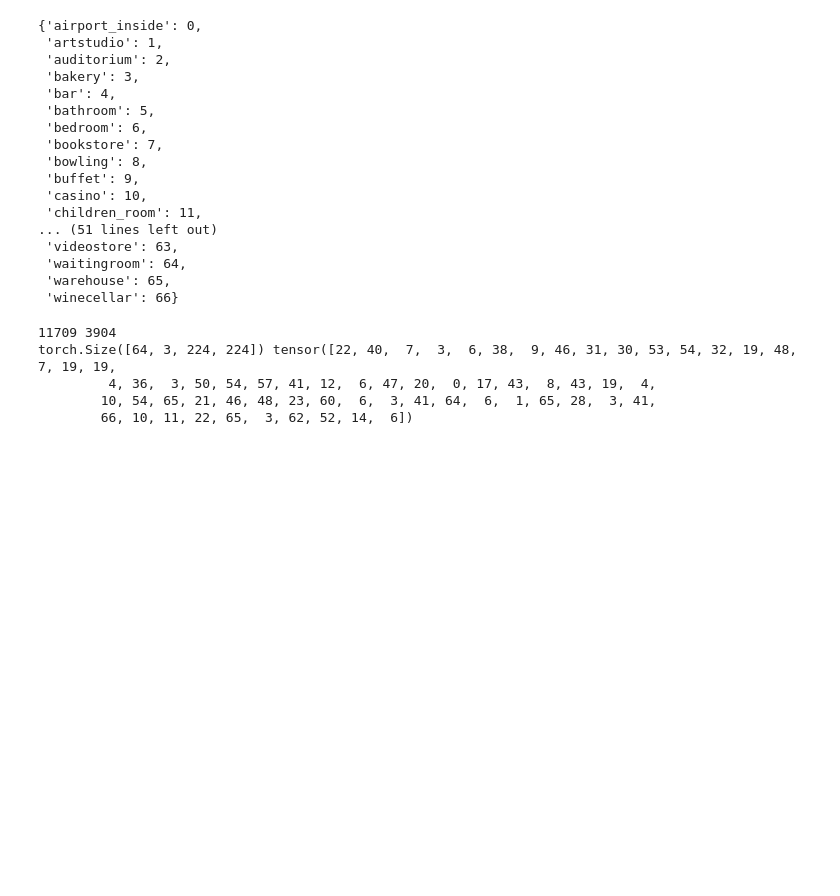
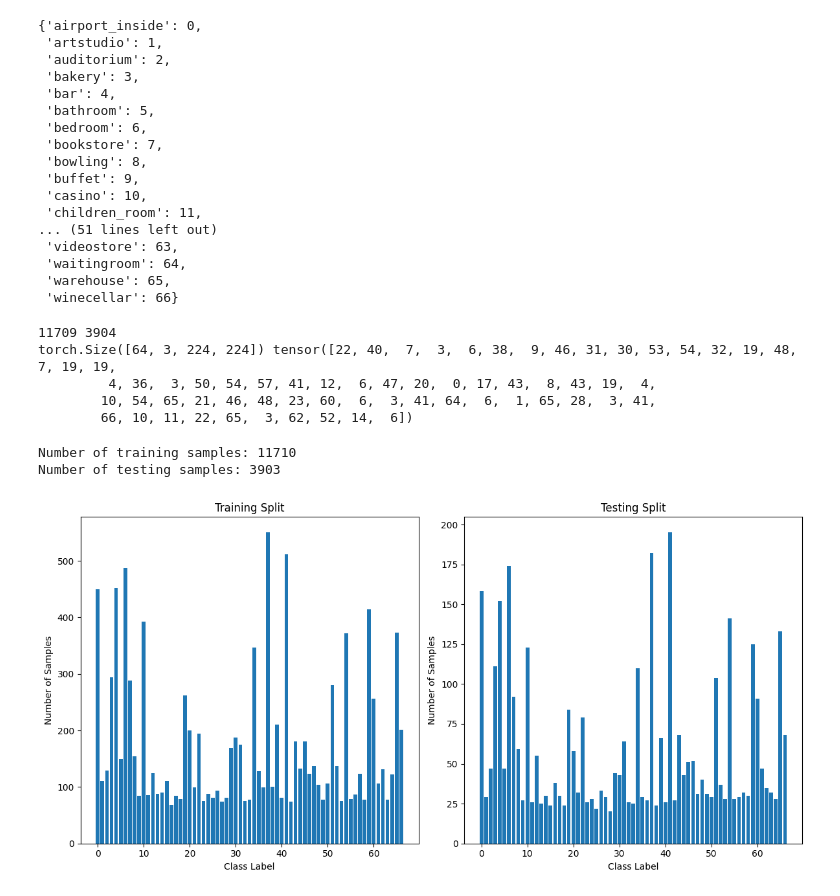
Before and after one commit to marreapato/Deep_Learning_Course, a Jupyter notebook: Reading_MIT_Indoor_Scene.ipynb, the cells around one changed output. Drawn from its saved outputs; the diff is of its cells as text; code cells hidden in the pictures; blank space fills up the shorter version.

```diff
--- a/Reading_MIT_Indoor_Scene.ipynb
+++ b/Reading_MIT_Indoor_Scene.ipynb
@@ -177,3 +177,79 @@ torch.Size([64, 3, 224, 224]) tensor([22, 40,  7,  3,  6, 38,  9, 46, 31, 30, 53
          4, 36,  3, 50, 54, 57, 41, 12,  6, 47, 20,  0, 17, 43,  8, 43, 19,  4,
         10, 54, 65, 21, 46, 48, 23, 60,  6,  3, 41, 64,  6,  1, 65, 28,  3, 41,
         66, 10, 11, 22, 65,  3, 62, 52, 14,  6])
+# %%
+import os
+import torch
+import torchvision.transforms as transforms
+from torchvision.datasets import ImageFolder
+from torch.utils.data import DataLoader, random_split
+
+# Define data transformations
+transform = transforms.Compose([
+    transforms.Resize((224, 224)),
+    transforms.ToTensor(),
+    transforms.Normalize(mean=[0.485, 0.456, 0.406], std=[0.229, 0.224, 0.225])
+])
+
+# Set the path to your dataset directory
+dataset_dir = '/content/gdrive/MyDrive/Fundamentals_Deep_Learning/outdir/Images'
+
+# Create an instance of the ImageFolder dataset
+dataset = ImageFolder(root=dataset_dir, transform=transform)
+
+# Define the percentage of data to use for testing
+test_split = 0.25  # 25% for testing
+
+# Calculate the size of the testing set
+test_size = int(test_split * len(dataset))
+train_size = len(dataset) - test_size
+
+# Split the dataset into training and testing sets
+train_dataset, test_dataset = random_split(dataset, [train_size, test_size])
+
+# Create data loaders for training and testing
+batch_size = 32
+train_dataloader = DataLoader(train_dataset, batch_size=batch_size, shuffle=True)
+test_dataloader = DataLoader(test_dataset, batch_size=batch_size, shuffle=False)
+
+# Print the number of samples in the training and testing sets
+print(f"Number of training samples: {len(train_dataset)}")
+print(f"Number of testing samples: {len(test_dataset)}")
+
+# You can now use train_dataloader and test_dataloader to iterate through your data in batches for training and testing.
+# Your training and evaluation code goes here.
+# %% [output]
+Number of training samples: 11710
+Number of testing samples: 3903
+# %%
+def count_samples_per_class(dataset):
+    class_counts = {}
+    for _, label in dataset:
+        class_counts[label] = class_counts.get(label, 0) + 1
+    return class_counts
+
+train_class_counts = count_samples_per_class(train_dataset)
+test_class_counts = count_samples_per_class(test_dataset)
+
+# Extract class labels and counts
+train_labels, train_counts = zip(*train_class_counts.items())
+test_labels, test_counts = zip(*test_class_counts.items())
+
+# Create bar plots
+plt.figure(figsize=(12, 6))
+plt.subplot(1, 2, 1)
+plt.bar(train_labels, train_counts)
+plt.xlabel('Class Label')
+plt.ylabel('Number of Samples')
+plt.title('Training Split')
+
+plt.subplot(1, 2, 2)
+plt.bar(test_labels, test_counts)
+plt.xlabel('Class Label')
+plt.ylabel('Number of Samples')
+plt.title('Testing Split')
+
+plt.tight_layout()
+plt.show()
+# %% [output]
+[figure, added]
```
